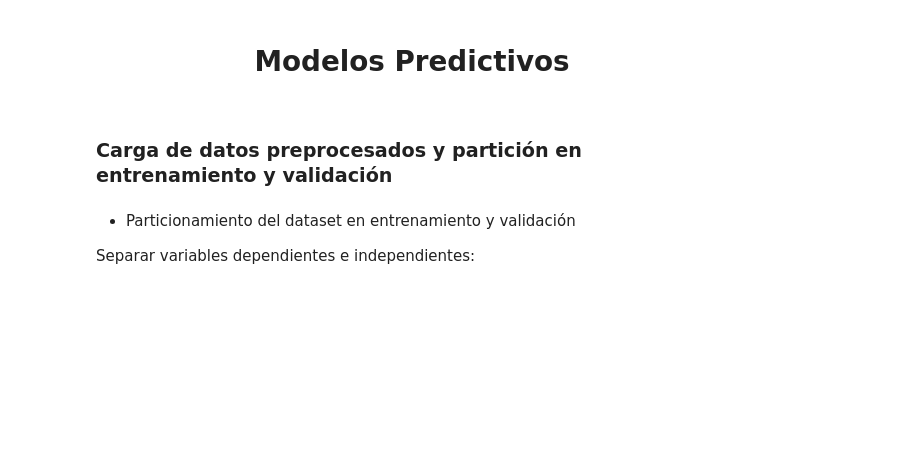
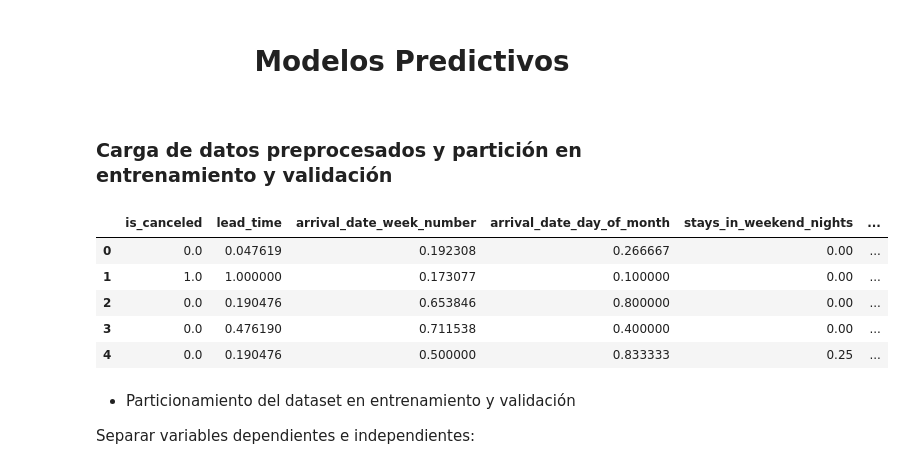
Before and after one commit to d3im3r/Producto_datos, a Jupyter notebook: Notebooks/Models.ipynb, the cells around one changed output. Cells and saved outputs as stored; diff of their text form; code cells hidden in the pictures; blank space fills up the shorter version.

```diff
--- a/Notebooks/Models.ipynb
+++ b/Notebooks/Models.ipynb
@@ -25,8 +25,16 @@ import scikitplot as skplt
 import warnings
 warnings.filterwarnings("ignore")
 # %%
-df_preprocessing = pd.read_csv("../Data/Preprocessing/preprocessing_data.csv")
+pd.set_option("display.max_columns",None) # Visualizar todas las columnas
+df_preprocessing = pd.read_csv("../Data/Preprocessing/preprocessing_data_1.csv")
 df_preprocessing.head()
+# %% [output]
+|  | is_canceled | lead_time | arrival_date_week_number | arrival_date_day_of_month | stays_in_weekend_nights | ... |
+| 0 | 0.0 | 0.047619 | 0.192308 | 0.266667 | 0.00 | ... |
+| 1 | 1.0 | 1.000000 | 0.173077 | 0.100000 | 0.00 | ... |
+| 2 | 0.0 | 0.190476 | 0.653846 | 0.800000 | 0.00 | ... |
+| 3 | 0.0 | 0.476190 | 0.711538 | 0.400000 | 0.00 | ... |
+| 4 | 0.0 | 0.190476 | 0.500000 | 0.833333 | 0.25 | ... |
 # %% [markdown]
 * Particionamiento del dataset en entrenamiento y validación
 
```
Also changed, not shown: parts of 24 cells of this notebook, 1 other file.
